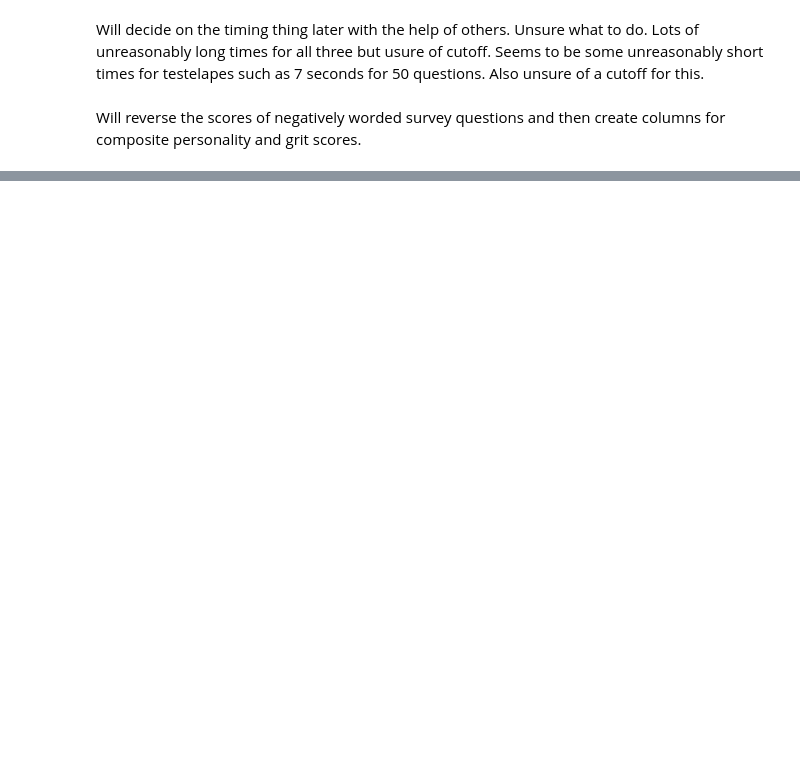
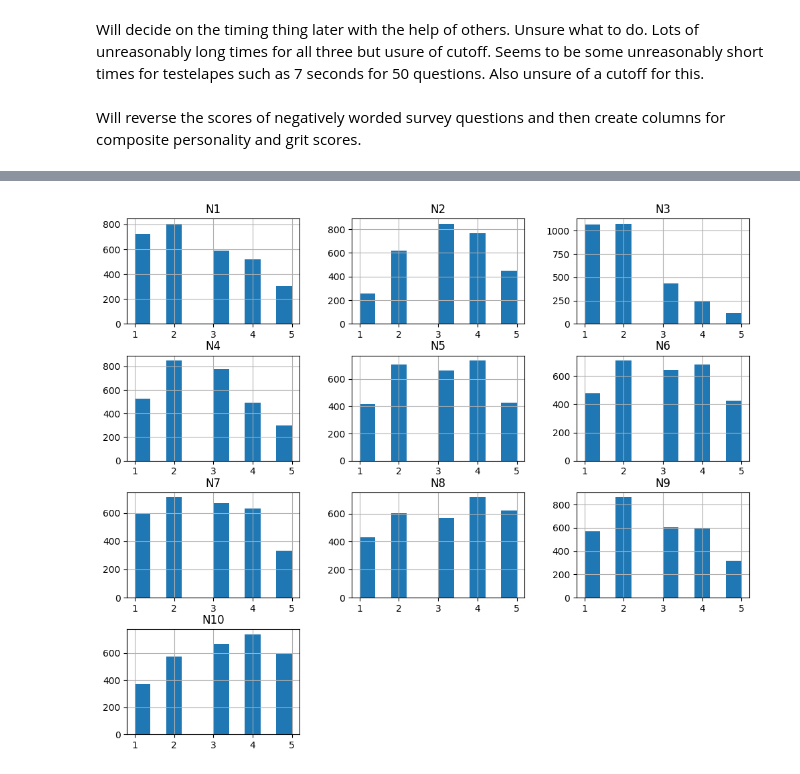
Before and after one commit to Rishik15/BTT_GM2, a Jupyter notebook: gritdatacleaning.ipynb, the cells around one changed output, grey strips where cells are left out. Saved outputs shown, nothing was run; the diff lists cells and outputs as text; code cells hidden in the pictures; blank space fills up the shorter version.

```diff
--- a/gritdatacleaning.ipynb
+++ b/gritdatacleaning.ipynb
@@ -439,0 +513,5 @@ df.shape
+# %%
+df[neuroticism_items].hist(figsize=(12,10))
+plt.show()
+# %% [output]
+[figure, added]
```
Also changed, not shown: parts of 30 cells of this notebook.
